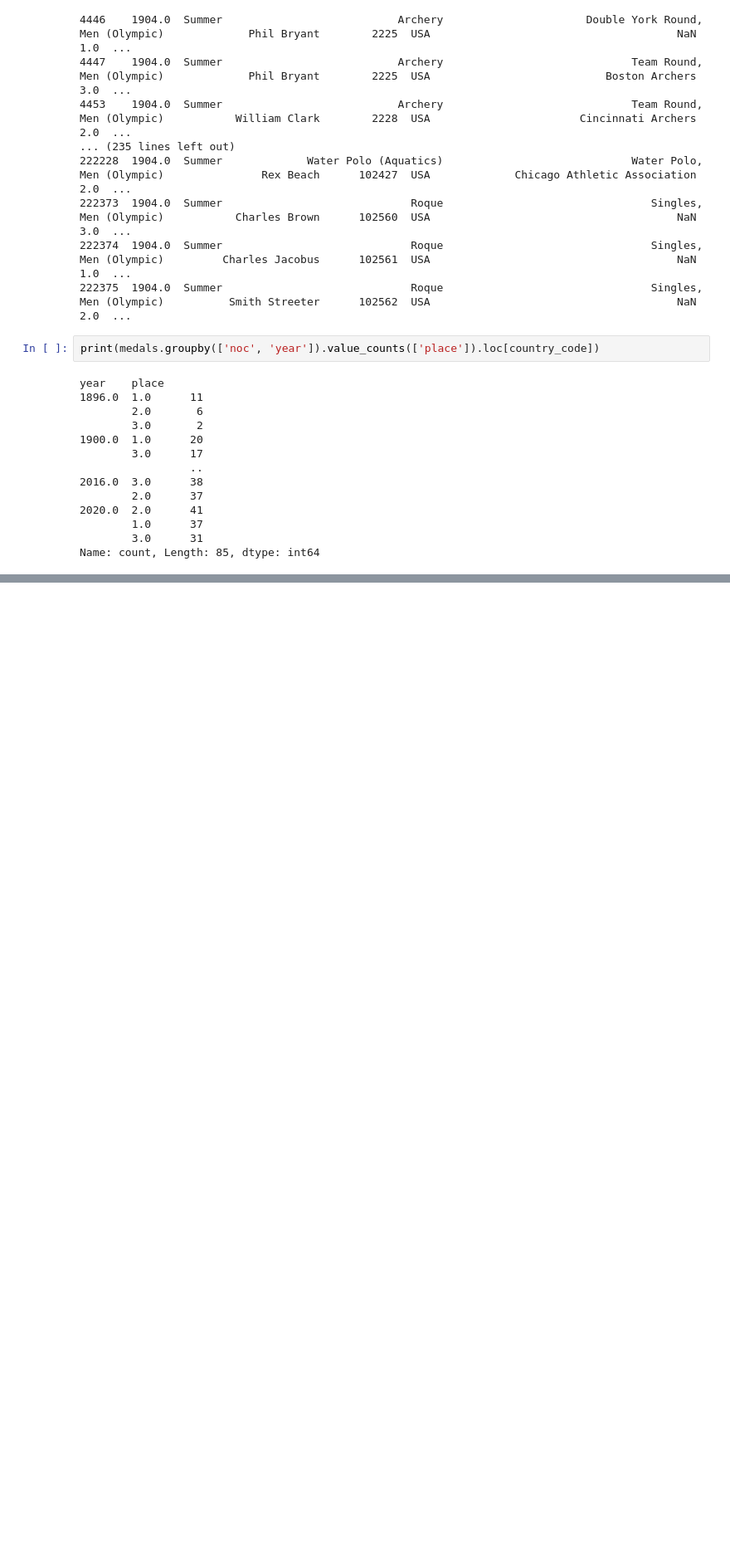
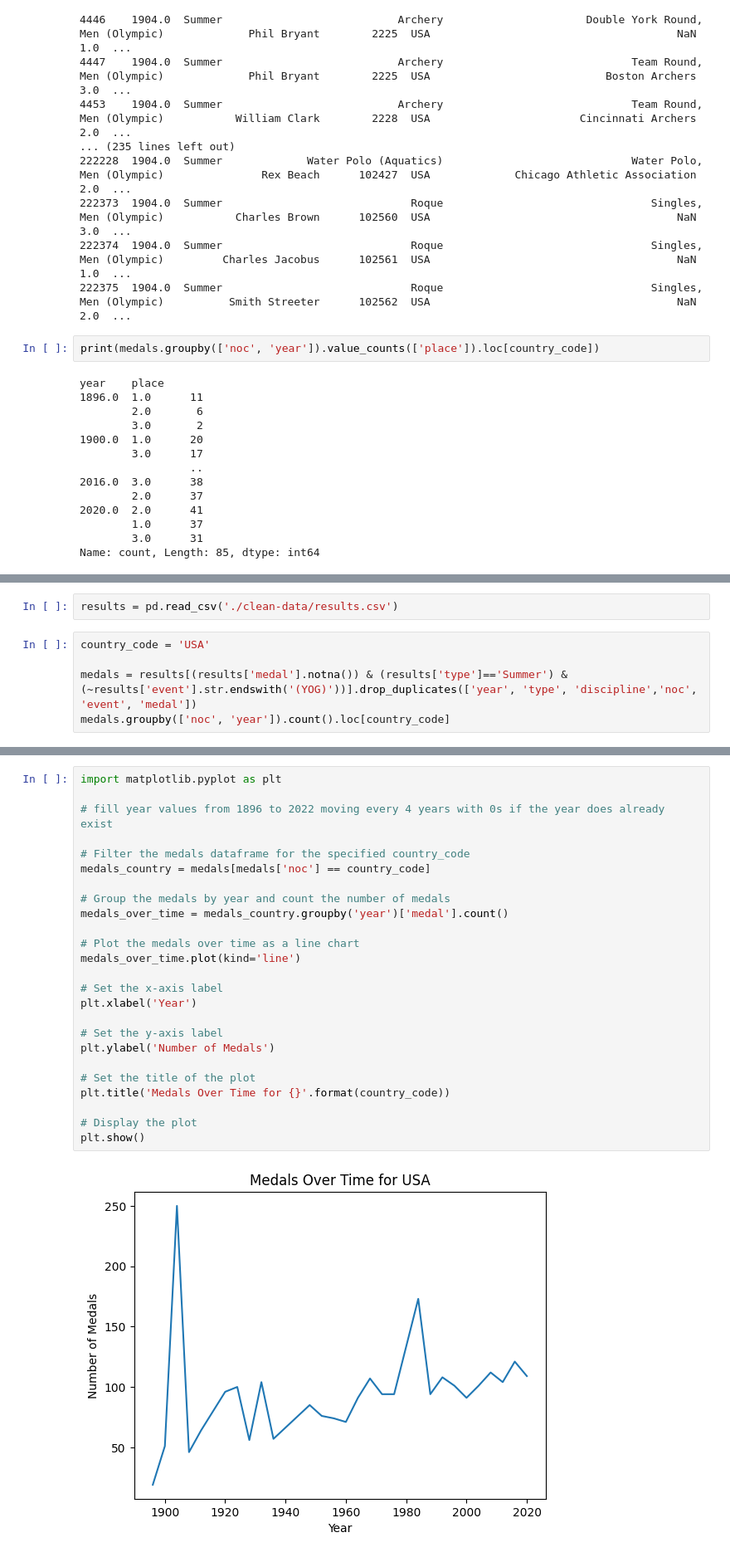
Before and after one commit to KeithGalli/Olympics-Dataset, a Jupyter notebook: analysis.ipynb, the cells around one changed output, grey strips where cells are left out. Shown at 83% size. Cells and saved outputs as stored; diff of their text form; blank space fills up the shorter version.

```diff
--- a/analysis.ipynb
+++ b/analysis.ipynb
@@ -96,0 +128,7 @@ bios.head()
+# %%
+results = pd.read_csv('./clean-data/results.csv')
+# %%
+country_code = 'USA'
+
+medals = results[(results['medal'].notna()) & (results['type']=='Summer') & (~results['event'].str.endswith('(YOG)'))].drop_duplicates(['year', 'type', 'discipline','noc', 'event', 'medal'])
+medals.groupby(['noc', 'year']).count().loc[country_code]
@@ -96,0 +154,27 @@ bios.head()
+# %%
+import matplotlib.pyplot as plt
+
+# fill year values from 1896 to 2022 moving every 4 years with 0s if the year does already exist
+
+# Filter the medals dataframe for the specified country_code
+medals_country = medals[medals['noc'] == country_code]
+
+# Group the medals by year and count the number of medals
+medals_over_time = medals_country.groupby('year')['medal'].count()
+
+# Plot the medals over time as a line chart
+medals_over_time.plot(kind='line')
+
+# Set the x-axis label
+plt.xlabel('Year')
+
+# Set the y-axis label
+plt.ylabel('Number of Medals')
+
+# Set the title of the plot
+plt.title('Medals Over Time for {}'.format(country_code))
+
+# Display the plot
+plt.show()
+# %% [output]
+[figure, added]
```
Also changed, not shown: parts of 6 cells of this notebook, 3 other files.
